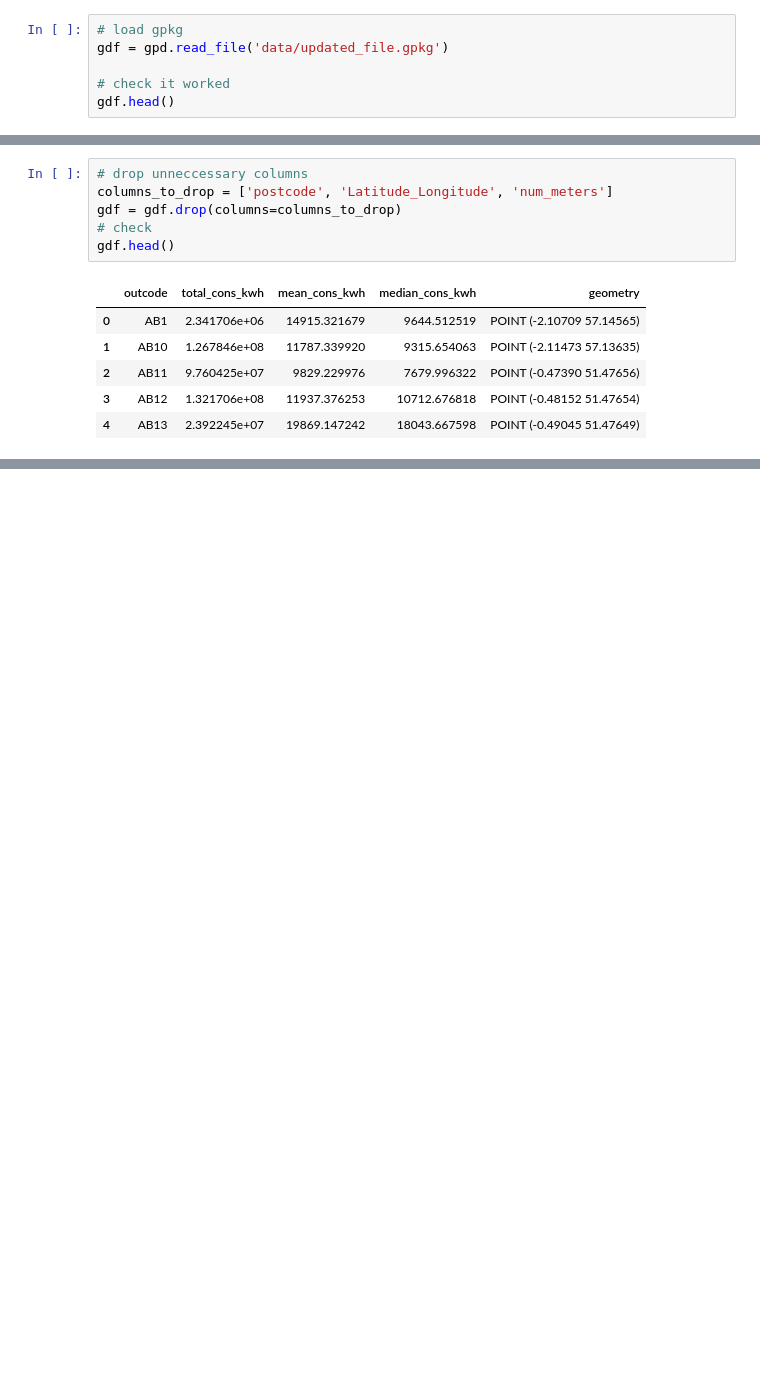
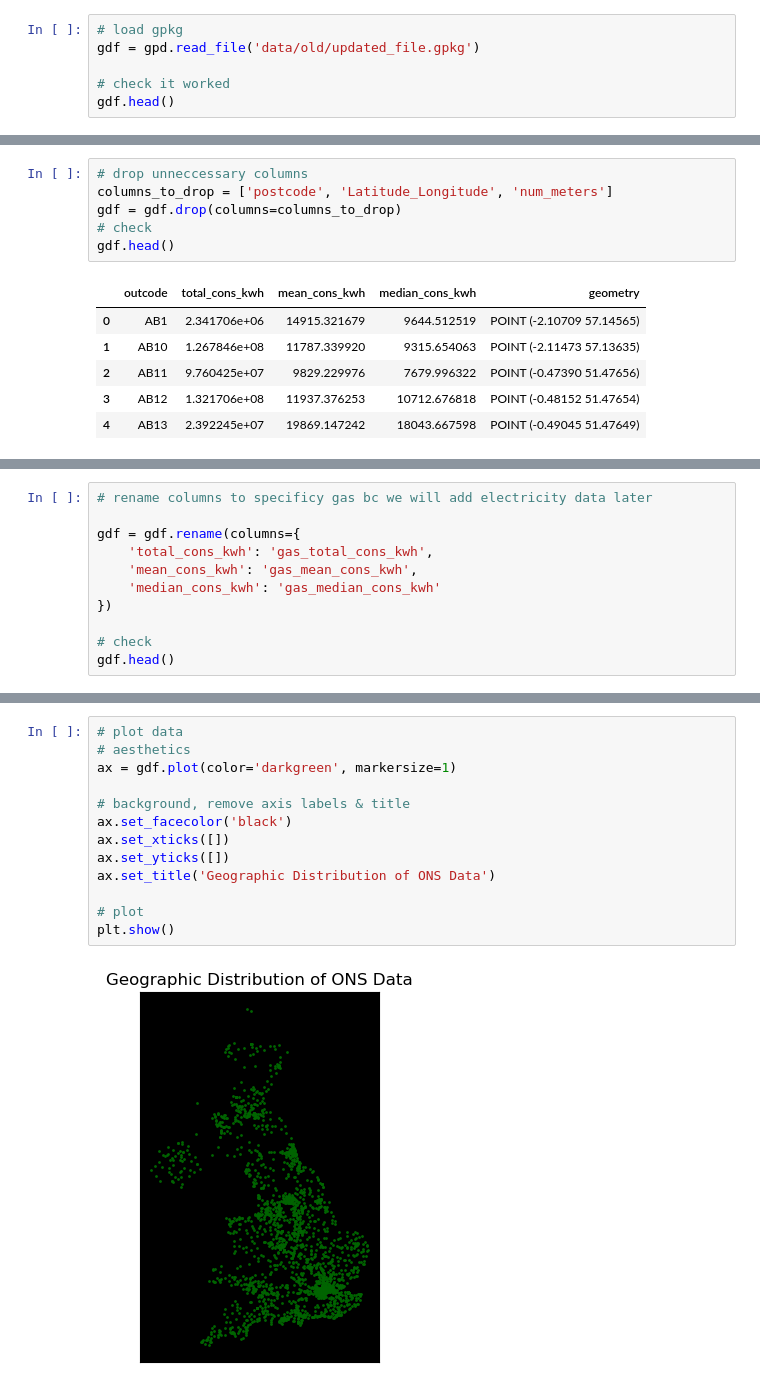
Before and after one commit to NikhilSDesai/SpatialDataScience, a Jupyter notebook: SDS_Analysis/data_cleaning.ipynb, the cells around one changed output, grey strips where cells are left out. Drawn from its saved outputs; the diff is of its cells as text; blank space fills up the shorter version.

Commit message:
Data Pre Processing and Initial EDA

```diff
--- a/SDS_Analysis/data_cleaning.ipynb
+++ b/SDS_Analysis/data_cleaning.ipynb
@@ -110,7 +101,7 @@ gdf.set_crs(epsg=4326, inplace=True)
 gdf.to_file('updated_file.gpkg', driver='GPKG')
 # %%
 # load gpkg
-gdf = gpd.read_file('data/updated_file.gpkg')
+gdf = gpd.read_file('data/old/updated_file.gpkg')
 
 # check it worked
 gdf.head()
@@ -151,0 +128,11 @@ plt.show()
+# %%
+# rename columns to specificy gas bc we will add electricity data later
+
+gdf = gdf.rename(columns={
+    'total_cons_kwh': 'gas_total_cons_kwh',
+    'mean_cons_kwh': 'gas_mean_cons_kwh',
+    'median_cons_kwh': 'gas_median_cons_kwh'
+})
+
+# check
+gdf.head()
@@ -151,0 +146,15 @@ plt.show()
+# %%
+# plot data
+# aesthetics
+ax = gdf.plot(color='darkgreen', markersize=1)
+
+# background, remove axis labels & title
+ax.set_facecolor('black')
+ax.set_xticks([])
+ax.set_yticks([])
+ax.set_title('Geographic Distribution of ONS Data')
+
+# plot
+plt.show()
+# %% [output]
+[figure, added]
```
Also changed, not shown: parts of 55 cells of this notebook, 27 other files.
